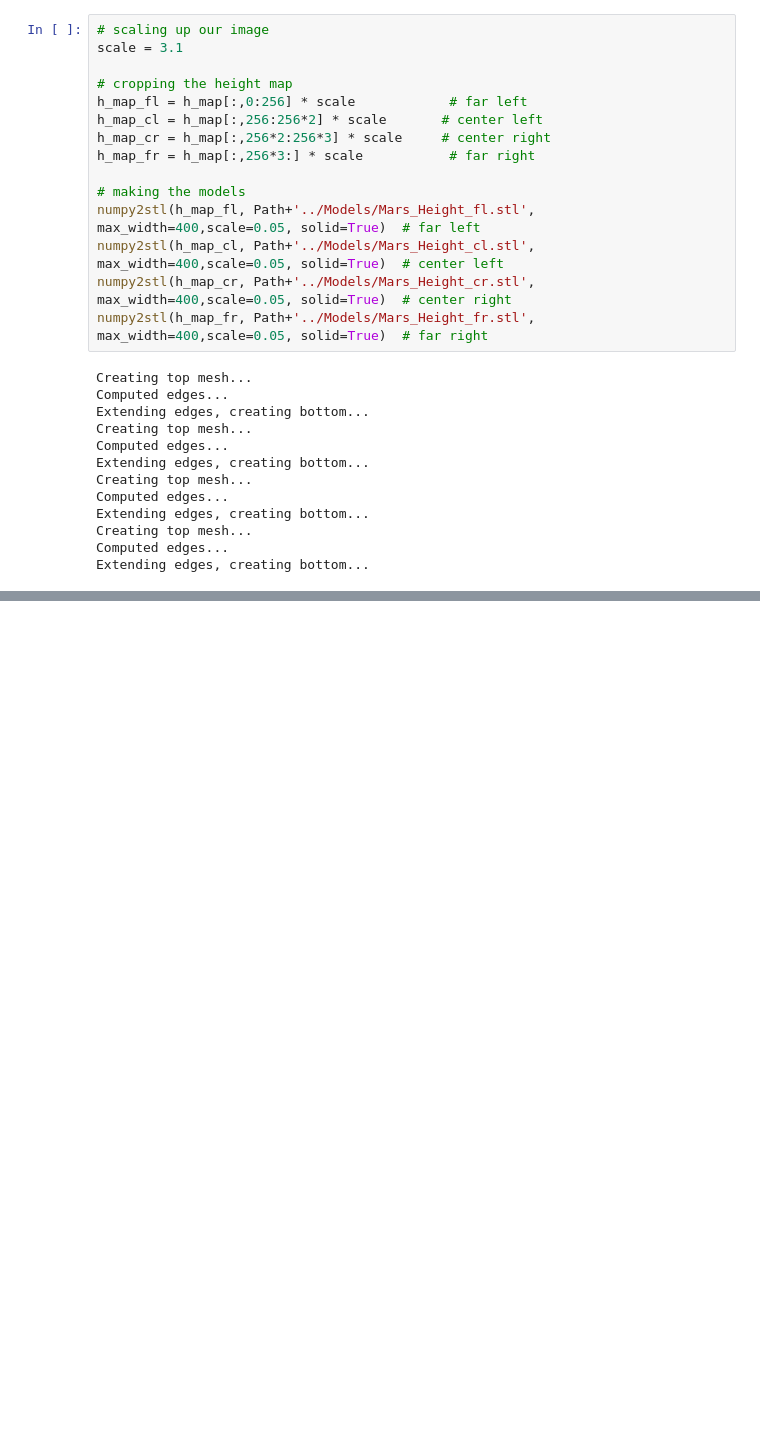
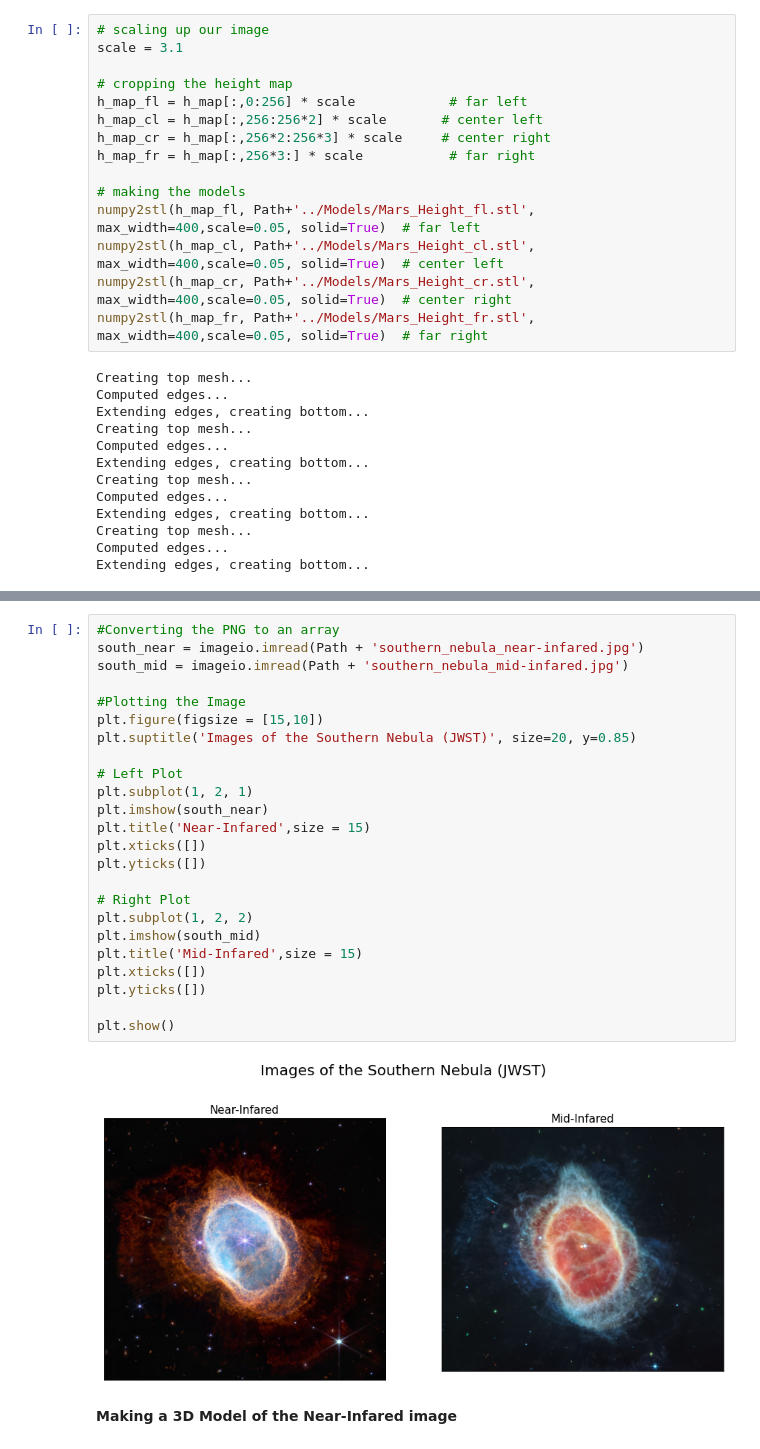
Before and after one commit to Fmartinez123/Touching-Space-with-3D-Models, a Jupyter notebook: Scripts/3D-Modeling-with-Python.ipynb, the cells around one changed output, grey strips where cells are left out. Saved outputs shown, nothing was run; the diff lists cells and outputs as text; blank space fills up the shorter version.

```diff
--- a/Scripts/3D-Modeling-with-Python.ipynb
+++ b/Scripts/3D-Modeling-with-Python.ipynb
@@ -328,0 +280,28 @@ Creating Mesh for Mars-Height-Map.stl
+# %%
+#Converting the PNG to an array
+south_near = imageio.imread(Path + 'southern_nebula_near-infared.jpg')
+south_mid = imageio.imread(Path + 'southern_nebula_mid-infared.jpg')
+
+#Plotting the Image
+plt.figure(figsize = [15,10])
+plt.suptitle('Images of the Southern Nebula (JWST)', size=20, y=0.85)
+
+# Left Plot
+plt.subplot(1, 2, 1)
+plt.imshow(south_near)
+plt.title('Near-Infared',size = 15)
+plt.xticks([])
+plt.yticks([])
+
+# Right Plot
+plt.subplot(1, 2, 2)
+plt.imshow(south_mid)
+plt.title('Mid-Infared',size = 15)
+plt.xticks([])
+plt.yticks([])
+
+plt.show()
+# %% [output]
+[figure, added]
+# %% [markdown]
+**Making a 3D Model of the Near-Infared image**
```
Also changed, not shown: parts of 12 cells of this notebook, 1 other file.
